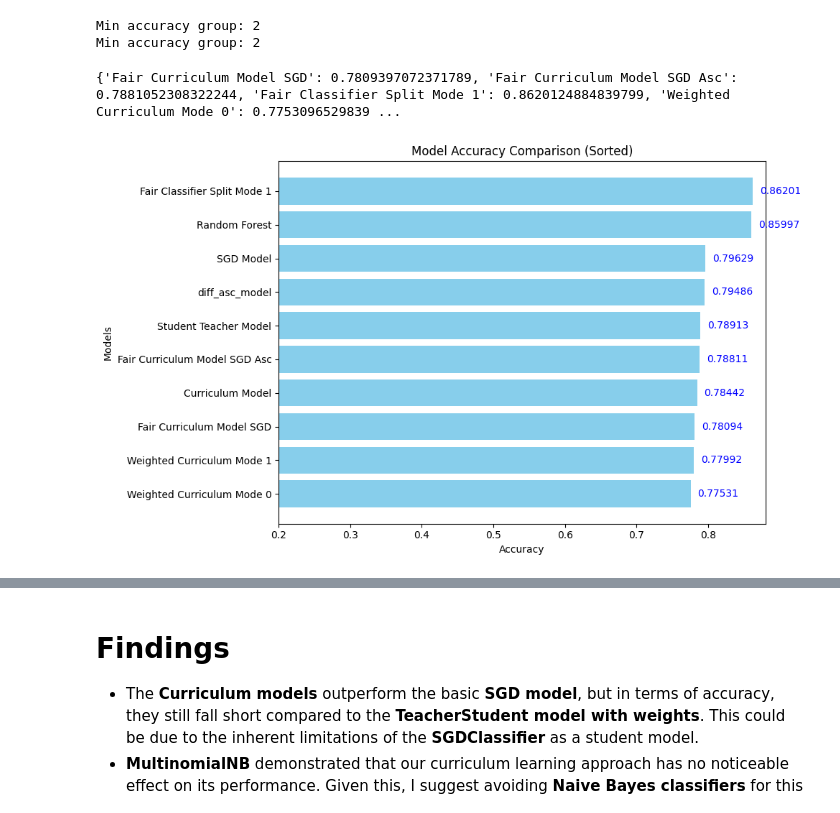
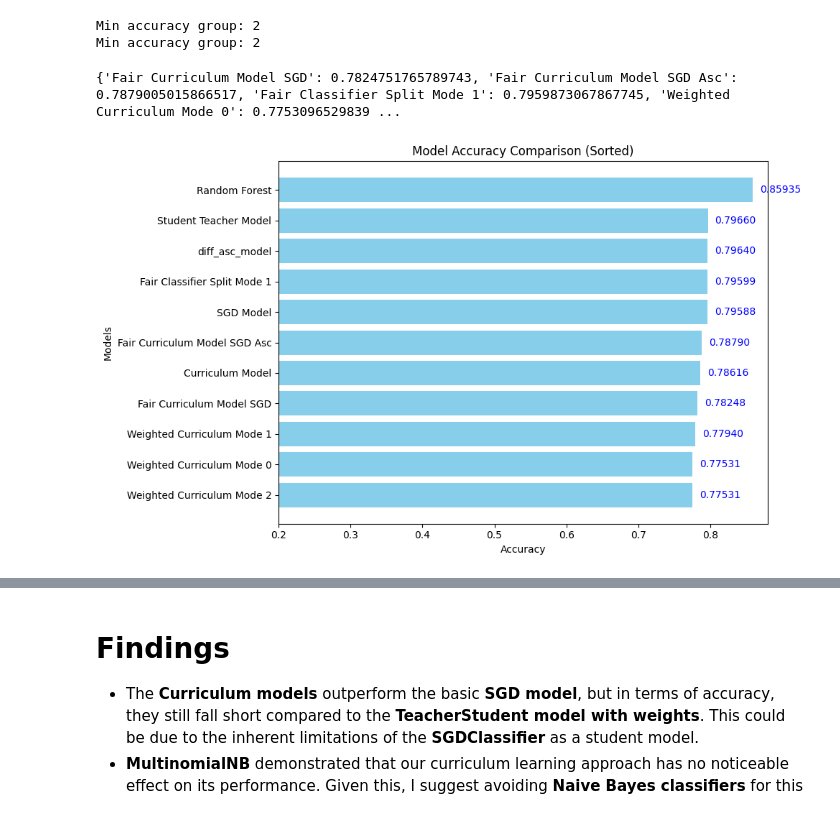
Before and after one commit to trdin/FairStudentTeacher, a Jupyter notebook: models_eval/fairness_model_compare.ipynb, the cells around one changed output, grey strips where cells are left out. Drawn from its saved outputs; the diff is of its cells as text; code cells hidden in the pictures.

```diff
--- a/models_eval/fairness_model_compare.ipynb
+++ b/models_eval/fairness_model_compare.ipynb
@@ -181,39 +181,39 @@ def split_by_race_and_confidence_asc(X, y_prob, n_splits=5, ascending=True):
 from sklearn.linear_model import Perceptron, PassiveAggressiveClassifier
 from sklearn.naive_bayes import MultinomialNB
 
-# TODO
 # Experiment
-# Random forrest pa SGD
 #
-# CurriculumStudentTeacher  SGD  and MultinomialNB with different trasnform functions
-fairness_curriculum_SGD = CurriculumStudentTeacher(teacher_type=RandomForestClassifier, student_type = SGDClassifier, transform_func= split_by_race_and_confidence, split_data=False)
-fairness_curriculum_SGD_asc = CurriculumStudentTeacher(teacher_type=RandomForestClassifier, student_type = SGDClassifier, transform_func= split_by_race_and_confidence_asc, split_data=False)
+# CurriculumStudentTeacher SGD with different trasnform functions
+fairness_curriculum_SGD = CurriculumStudentTeacher(teacher=RandomForestClassifier(), student = SGDClassifier(average=True, loss="log_loss"), transform_func= split_by_race_and_confidence, split_data=False)
+fairness_curriculum_SGD_asc = CurriculumStudentTeacher(teacher=RandomForestClassifier(), student = SGDClassifier(average=True, loss="log_loss"), transform_func= split_by_race_and_confidence_asc, split_data=False)
 
 # WeightedCurriculumStudentTeacher with different modes for sample weights calculation
-weighted_curriculum_model_mode_0 = WeightedCurriculumStudentTeacher(teacher_type=RandomForestClassifier, student_type = SGDClassifier, transform_func= split_by_race_and_confidence , split_data=False)
-weighted_curriculum_model_mode_1 = WeightedCurriculumStudentTeacher(teacher_type=RandomForestClassifier, student_type = SGDClassifier, transform_func= split_by_race_and_confidence , split_data=False)
+weighted_curriculum_model_mode_0 = WeightedCurriculumStudentTeacher(teacher=RandomForestClassifier(), student = SGDClassifier(average=True, loss="log_loss"), transform_func= split_by_race_and_confidence , split_data=False)
+weighted_curriculum_model_mode_1 = WeightedCurriculumStudentTeacher(teacher=RandomForestClassifier(), student = SGDClassifier(average=True, loss="log_loss"), transform_func= split_by_race_and_confidence , split_data=False)
+weighted_curriculum_model_mode_2 = WeightedCurriculumStudentTeacher(teacher=RandomForestClassifier(), student = SGDClassifier(average=True, loss="log_loss"), transform_func= split_by_race_and_confidence , split_data=False)
+
+
 
 # FairTeacherStudentClassifier the most succesfull clasifier from the previous experiments with weights
-#TODO change teacher RandomForrest pa stundent SGD
-fair_classifier_split_mode_1 = FairTeacherStudentClassifier(RandomForestClassifier, split_data=False)
+fair_classifier_split_mode_1 = FairTeacherStudentClassifier(teacher=RandomForestClassifier(), student=SGDClassifier(average=True, loss="log_loss"), split_data=False)
 
 
 # Multiple curriculum models for reference
 
-curriculum_model = CurriculumStudentTeacher(teacher_type=RandomForestClassifier, student_type = SGDClassifier, transform_func= split_into_parts, split_data=False, n_splits=6)
+curriculum_model = CurriculumStudentTeacher(teacher=RandomForestClassifier(), student = SGDClassifier(average=True, loss="log_loss"), transform_func= split_into_parts, split_data=False, n_splits=6)
 
-difficulty_based_model = CurriculumStudentTeacher(teacher_type=RandomForestClassifier, student_type = SGDClassifier, transform_func= split_into_difficulty_parts, split_data=False, n_splits=6)
+difficulty_based_model = CurriculumStudentTeacher(teacher=RandomForestClassifier(), student = SGDClassifier(average=True, loss="log_loss"), transform_func= split_into_difficulty_parts, split_data=False, n_splits=6)
 
-diff_asc_model = CurriculumStudentTeacher(teacher_type=RandomForestClassifier, student_type = SGDClassifier, transform_func= split_into_difficulty_parts_asc, split_data=False, n_splits=6)
+diff_asc_model = CurriculumStudentTeacher(teacher=RandomForestClassifier(), student = SGDClassifier(average=True, loss="log_loss"), transform_func= split_into_difficulty_parts_asc, split_data=False, n_splits=6)
 
 #Student Teacher models for reference
-student_teacher = TeacherStudentClassifier(SGDClassifier, split_data=True)
+student_teacher = TeacherStudentClassifier(teacher=RandomForestClassifier(), student=SGDClassifier(average=True, loss="log_loss"), split_data=True)
 
 #randomForrest for reference
 rf_classifier = RandomForestClassifier()
 
 #SGD for reference
-sgd_model = SGDClassifier()
+sgd_model = SGDClassifier(average=True, loss="log_loss")
 
 
 # Train classifiers
@@ -224,6 +224,7 @@ fairness_curriculum_SGD_asc.fit(X_train.copy(deep=False), y_train.copy(deep=Fals
 
 weighted_curriculum_model_mode_0.fit(X_train.copy(deep=False), y_train.copy(deep=False), z_train.copy(deep=False), mode=0)
 weighted_curriculum_model_mode_1.fit(X_train.copy(deep=False), y_train.copy(deep=False), z_train.copy(deep=False), mode=1)
+weighted_curriculum_model_mode_2.fit(X_train.copy(deep=False), y_train.copy(deep=False), z_train.copy(deep=False), mode=2)
 
 fair_classifier_split_mode_1.fit(X_train.copy(deep=False), y_train.copy(deep=False), z_train.copy(deep=False), mode=1)
 
@@ -240,6 +241,7 @@ curriculum_fairness_SGD_asc_predictions = fairness_curriculum_SGD_asc.predict(X_
 
 weighted_curriculum_mode_0_predictions = weighted_curriculum_model_mode_0.predict(X_test)
 weighted_curriculum_mode_1_predictions = weighted_curriculum_model_mode_1.predict(X_test)
+weighted_curriculum_mode_2_predictions = weighted_curriculum_model_mode_2.predict(X_test)
 
 fair_classifier_split_mode_1_predictions = fair_classifier_split_mode_1.predict(X_test)
 
@@ -262,38 +264,39 @@ accuracies = {
     "Fair Classifier Split Mode 1": accuracy_score(y_test, fair_classifier_split_mode_1_predictions),
     "Weighted Curriculum Mode 0": accuracy_score(y_test, weighted_curriculum_mode_0_predictions),
     "Weighted Curriculum Mode 1": accuracy_score(y_test, weighted_curriculum_mode_1_predictions),
+    "Weighted Curriculum Mode 2": accuracy_score(y_test, weighted_curriculum_mode_2_predictions),
     "diff_asc_model": accuracy_score(y_test, diff_asc_model_predictions),
     "Curriculum Model": accuracy_score(y_test, curriculum_model_predictions),
     "SGD Model": accuracy_score(y_test, SGD_model_predictions),
     "Student Teacher Model": accuracy_score(y_test, student_teacher_predictions),
     "Random Forest": accuracy_score(y_test, rf_predictions),
 }
 
 print(accuracies)
 
 # Sort models by accuracy
 sorted_accuracies = sorted(accuracies.items(), key=lambda x: x[1], reverse=True)
 
 # Prepare data for plotting
 models = [item[0] for item in sorted_accuracies]
 accuracy_values = [item[1] for item in sorted_accuracies]
 
 # Plot the sorted accuracies
 plt.figure(figsize=(10, 6))
 plt.barh(models, accuracy_values, color="skyblue")
 plt.xlabel("Accuracy")
 plt.ylabel("Models")
 plt.title("Model Accuracy Comparison (Sorted)")
 plt.gca().invert_yaxis()  # Invert y-axis to show highest accuracy at the top
 plt.xlim(0.2, 0.88)
 
 
 # Annotate bars with accuracy values
 for i, v in enumerate(accuracy_values):
     plt.text(v + 0.01, i, f"{v:.5f}", color='blue', va='center')
 
 plt.tight_layout()
 plt.show()
 # %% [output]
-{'Fair Curriculum Model SGD': 0.7809397072371789, 'Fair Curriculum Model SGD Asc': 0.7881052308322244, 'Fair Classifier Split Mode 1': 0.8620124884839799, 'Weighted Curriculum Mode 0': 0.7753096529839 ...
+{'Fair Curriculum Model SGD': 0.7824751765789743, 'Fair Curriculum Model SGD Asc': 0.7879005015866517, 'Fair Classifier Split Mode 1': 0.7959873067867745, 'Weighted Curriculum Mode 0': 0.7753096529839 ...
-[figure, old version]
+[figure, new version]
```
Also changed, not shown: parts of 6 cells of this notebook, 9 other files.
